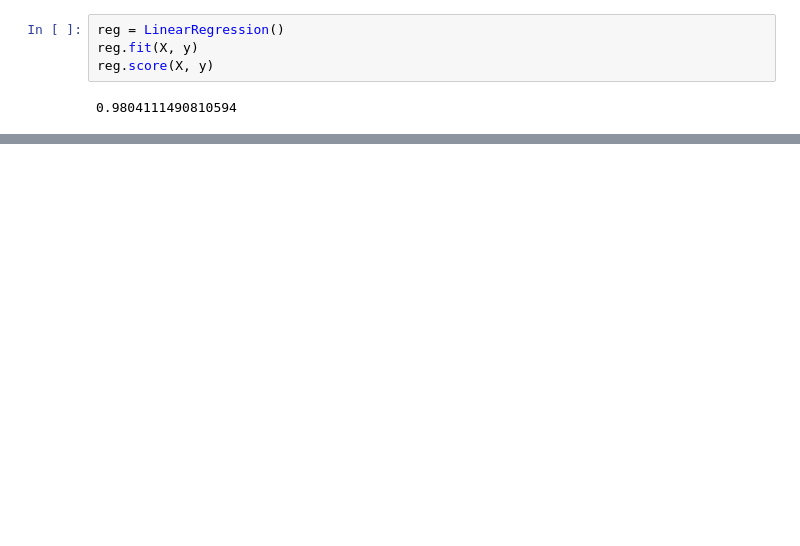
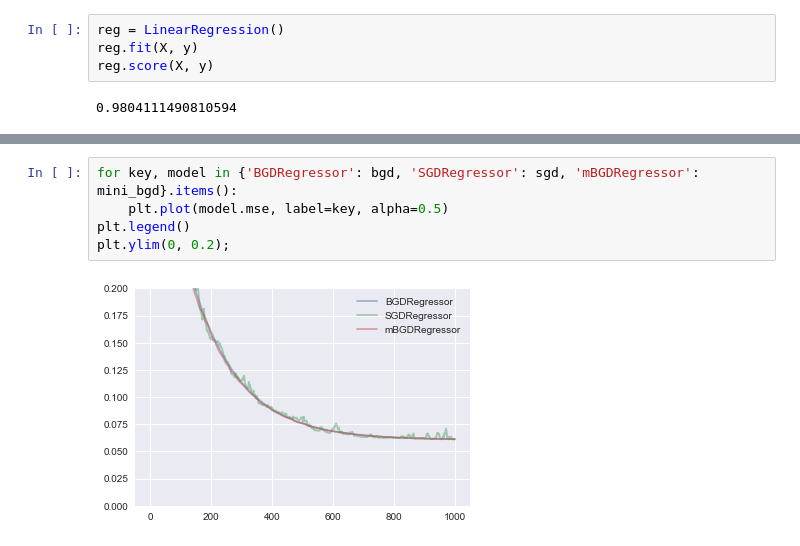
Before and after one commit to JelleWestra/simple-ml-in-numpy, a Jupyter notebook: Regression.ipynb, the cells around one changed output, grey strips where cells are left out. Cells and saved outputs as stored; diff of their text form; blank space fills up the shorter version.

```diff
--- a/Regression.ipynb
+++ b/Regression.ipynb
@@ -388,0 +416,7 @@ plt.plot([0, 2], np.array([[1, 0], [1,2]]).dot(reg.theta));
+# %%
+for key, model in {'BGDRegressor': bgd, 'SGDRegressor': sgd, 'mBGDRegressor': mini_bgd}.items():
+    plt.plot(model.mse, label=key, alpha=0.5)
+plt.legend()
+plt.ylim(0, 0.2);
+# %% [output]
+[figure, added]
```
Also changed, not shown: parts of 28 cells of this notebook.
